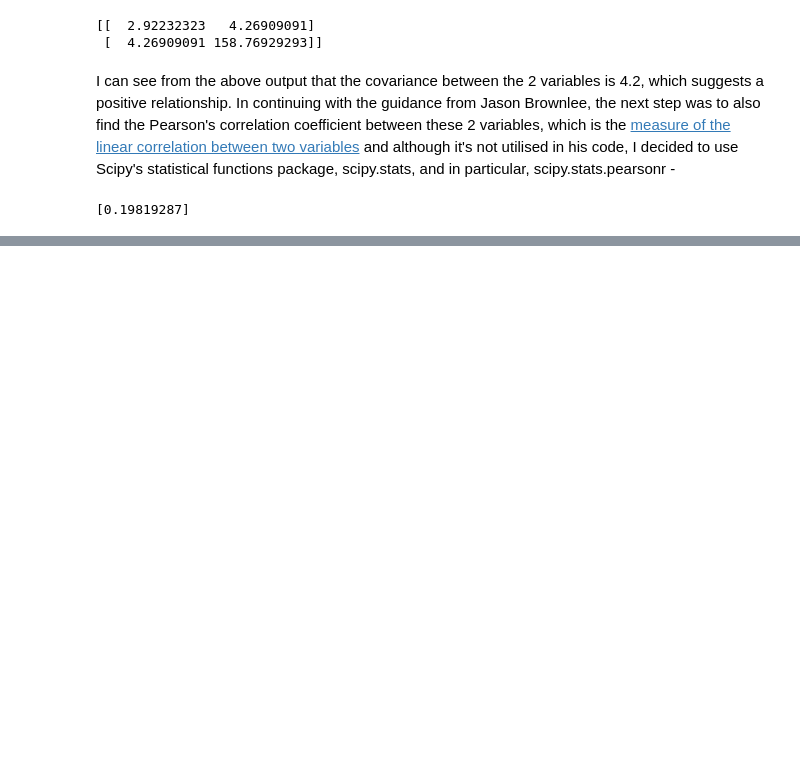
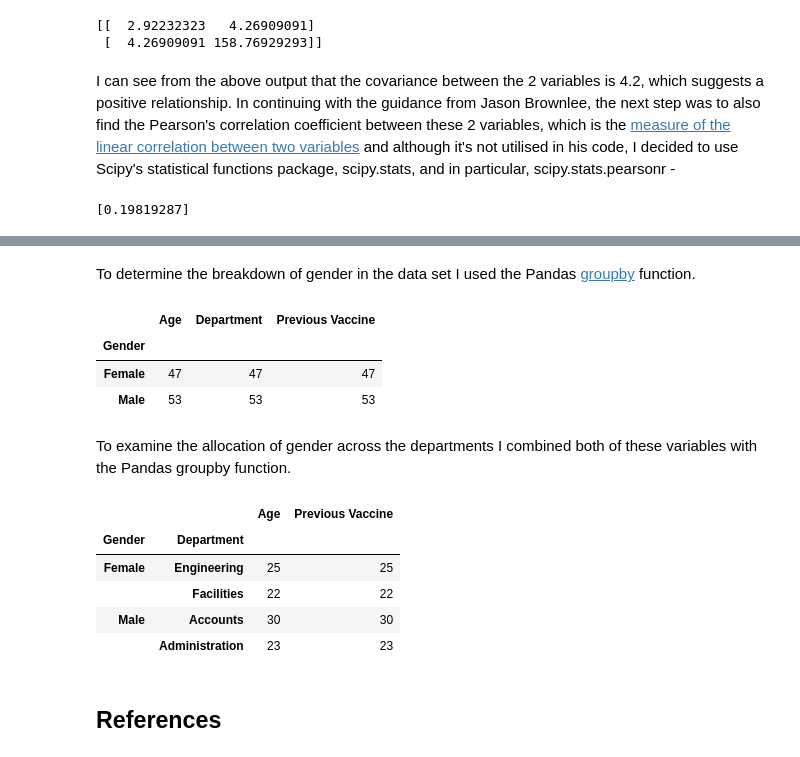
Before and after one commit to AideenByrne/ProgDAproject, a Jupyter notebook: Programming for Data Analysis Project.ipynb, the cells around one changed output, grey strips where cells are left out. Drawn from its saved outputs; the diff is of its cells as text; code cells hidden in the pictures; blank space fills up the shorter version.

```diff
--- a/Programming for Data Analysis Project.ipynb
+++ b/Programming for Data Analysis Project.ipynb
@@ -126,0 +148,22 @@ As the correlation coefficient is below 0.5, it suggests that there is a low lev
+# %% [markdown]
+To determine the breakdown of gender in the data set I used the Pandas [groupby](https://pandas.pydata.org/pandas-docs/stable/generated/pandas.DataFrame.groupby.html) function.
+# %%
+merged_df.groupby(["Gender"]).count()
+# %% [output]
+|  | Age | Department | Previous Vaccine |
+| Gender |  |  |  |
+| Female | 47 | 47 | 47 |
+| Male | 53 | 53 | 53 |
+# %% [markdown]
+To examine the allocation of gender across the departments I combined both of these variables with the Pandas groupby function.
+# %%
+merged_df.groupby(["Gender", "Department"]).count()
+# %% [output]
+|  |  | Age | Previous Vaccine |
+| Gender | Department |  |  |
+| Female | Engineering | 25 | 25 |
+|  | Facilities | 22 | 22 |
+| Male | Accounts | 30 | 30 |
+|  | Administration | 23 | 23 |
+# %% [markdown]
+## References
```
Also changed, not shown: parts of 7 cells of this notebook.
